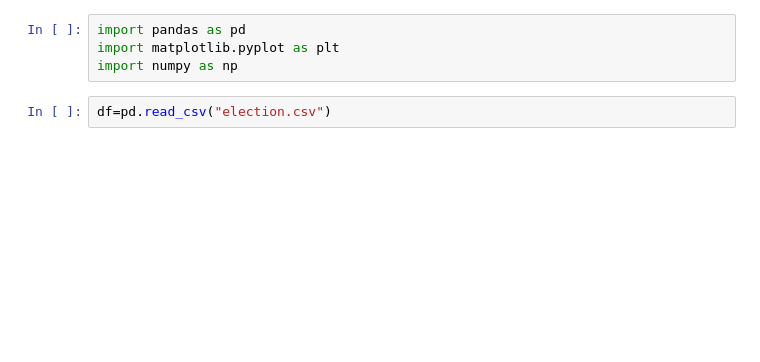
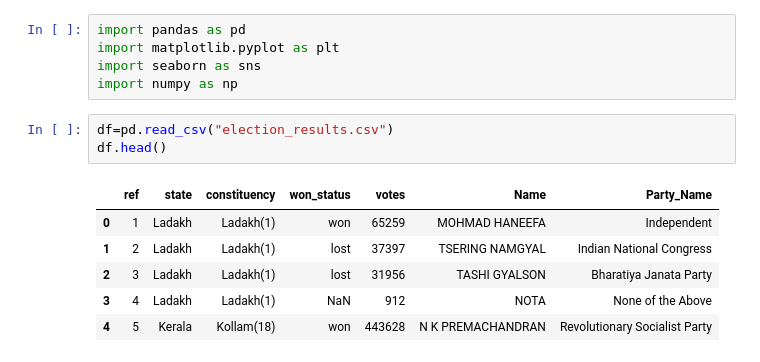
Before and after one commit to hp5099499/internship-ojt-, a Jupyter notebook: Untitled.ipynb, the cells around one changed output. Drawn from its saved outputs; the diff is of its cells as text; blank space fills up the shorter version.

```diff
--- a/Untitled.ipynb
+++ b/Untitled.ipynb
@@ -1,6 +1,15 @@
 # %%
 import pandas as pd
 import matplotlib.pyplot as plt
+import seaborn as sns
 import numpy as np
 # %%
-df=pd.read_csv("election.csv")
+df=pd.read_csv("election_results.csv")
+df.head()
+# %% [output]
+|  | ref | state | constituency | won_status | votes | Name | Party_Name |
+| 0 | 1 | Ladakh | Ladakh(1) | won | 65259 | MOHMAD HANEEFA | Independent |
+| 1 | 2 | Ladakh | Ladakh(1) | lost | 37397 | TSERING NAMGYAL | Indian National Congress |
+| 2 | 3 | Ladakh | Ladakh(1) | lost | 31956 | TASHI GYALSON | Bharatiya Janata Party |
+| 3 | 4 | Ladakh | Ladakh(1) | NaN | 912 | NOTA | None of the Above |
+| 4 | 5 | Kerala | Kollam(18) | won | 443628 | N K PREMACHANDRAN | Revolutionary Socialist Party |
```
Also changed, not shown: parts of 22 cells of this notebook, 3 other files.
